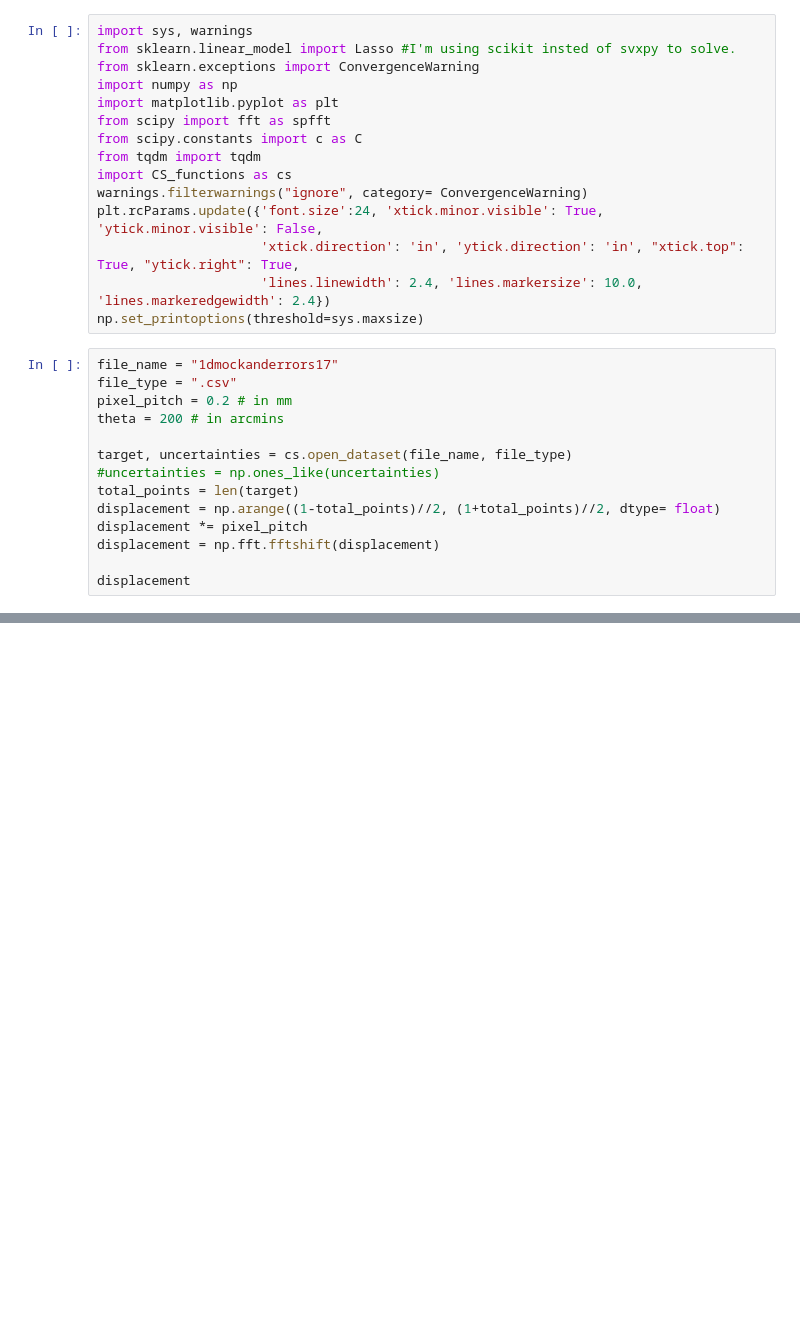
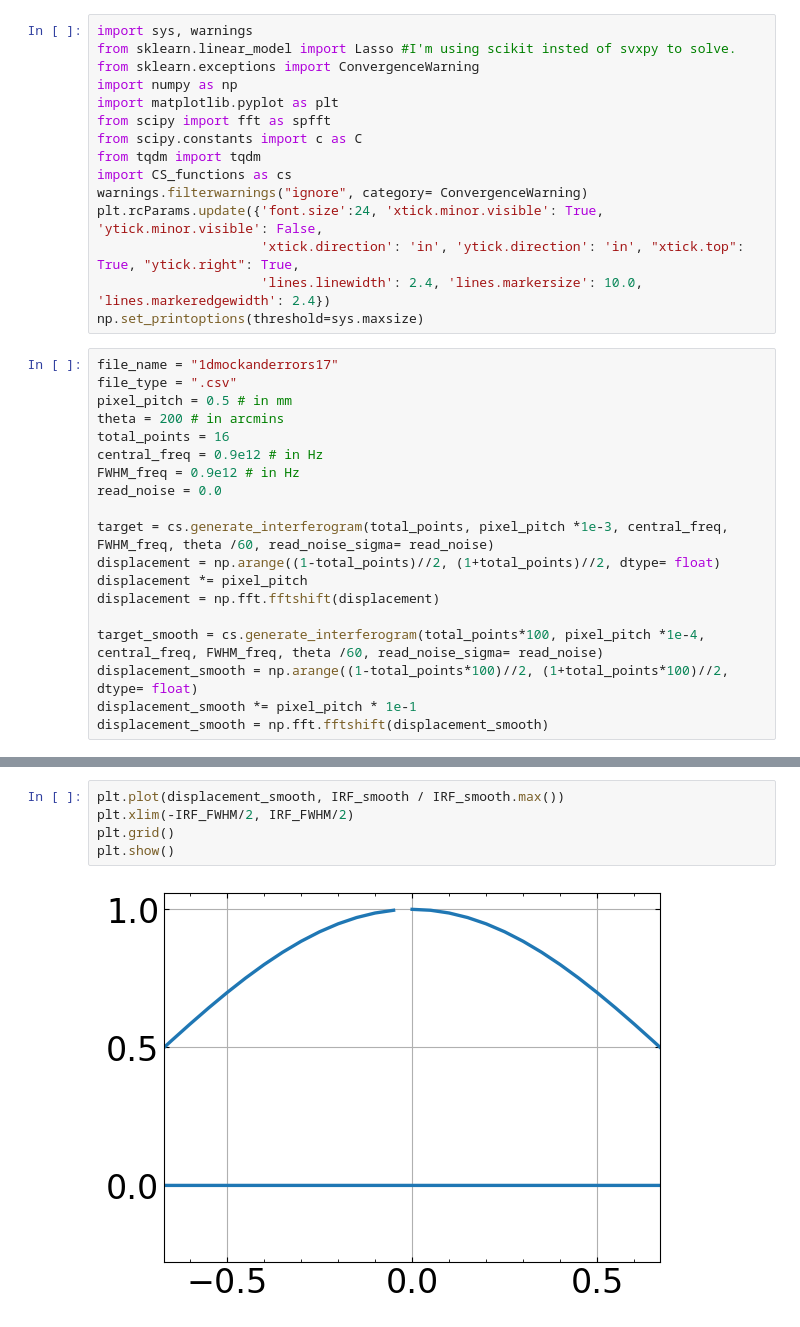
Before and after one commit to Jammi-Dodgers/THz-Compressed-Sensing, a Jupyter notebook: Compressed_Sensing24.ipynb, the cells around one changed output, grey strips where cells are left out. Saved outputs shown, nothing was run; the diff lists cells and outputs as text; blank space fills up the shorter version.

```diff
--- a/Compressed_Sensing24.ipynb
+++ b/Compressed_Sensing24.ipynb
@@ -20,15 +20,20 @@ np.set_printoptions(threshold=sys.maxsize)
 # %%
 file_name = "1dmockanderrors17"
 file_type = ".csv"
-pixel_pitch = 0.2 # in mm
+pixel_pitch = 0.5 # in mm
 theta = 200 # in arcmins
+total_points = 16
+central_freq = 0.9e12 # in Hz
+FWHM_freq = 0.9e12 # in Hz
+read_noise = 0.0
 
-target, uncertainties = cs.open_dataset(file_name, file_type)
-#uncertainties = np.ones_like(uncertainties)
-total_points = len(target)
+target = cs.generate_interferogram(total_points, pixel_pitch *1e-3, central_freq, FWHM_freq, theta /60, read_noise_sigma= read_noise)
 displacement = np.arange((1-total_points)//2, (1+total_points)//2, dtype= float)
 displacement *= pixel_pitch
 displacement = np.fft.fftshift(displacement)
 
-displacement
+target_smooth = cs.generate_interferogram(total_points*100, pixel_pitch *1e-4, central_freq, FWHM_freq, theta /60, read_noise_sigma= read_noise)
+displacement_smooth = np.arange((1-total_points*100)//2, (1+total_points*100)//2, dtype= float)
+displacement_smooth *= pixel_pitch * 1e-1
+displacement_smooth = np.fft.fftshift(displacement_smooth)
 # %% [output]
@@ -69,0 +86,7 @@ freqs *= 1e-12 # in THz
+# %%
+plt.plot(displacement_smooth, IRF_smooth / IRF_smooth.max())
+plt.xlim(-IRF_FWHM/2, IRF_FWHM/2)
+plt.grid()
+plt.show()
+# %% [output]
+[figure, added]
```
Also changed, not shown: parts of 5 cells of this notebook, 3 other files.
